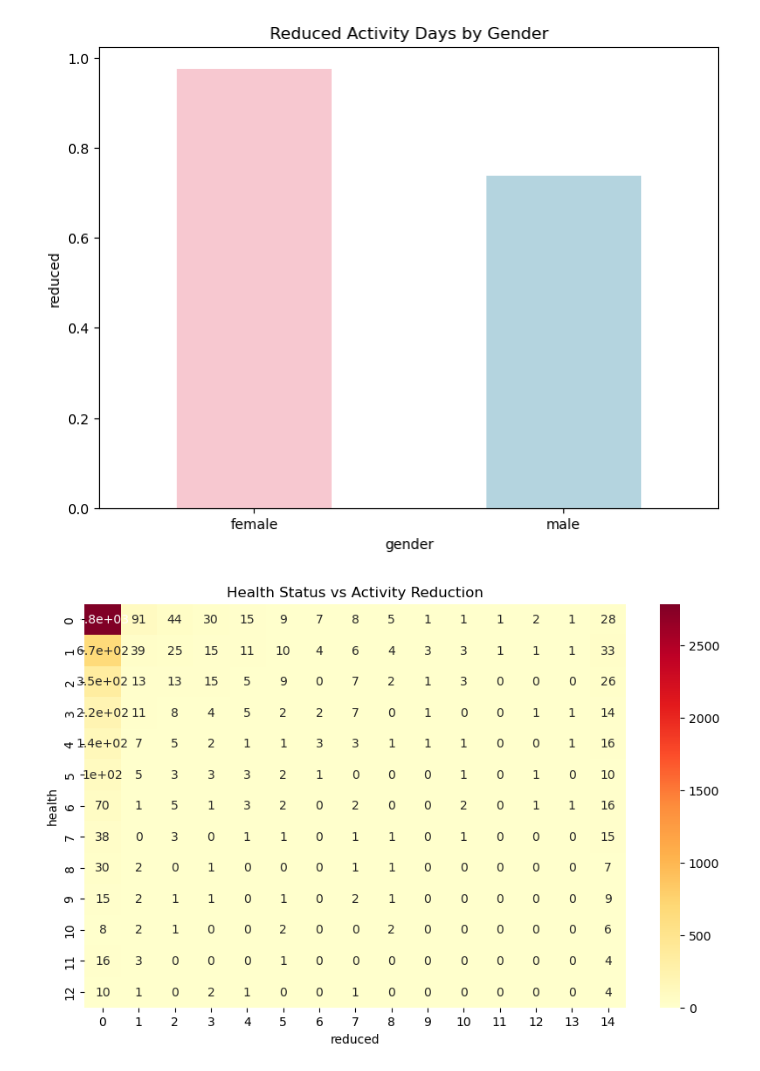
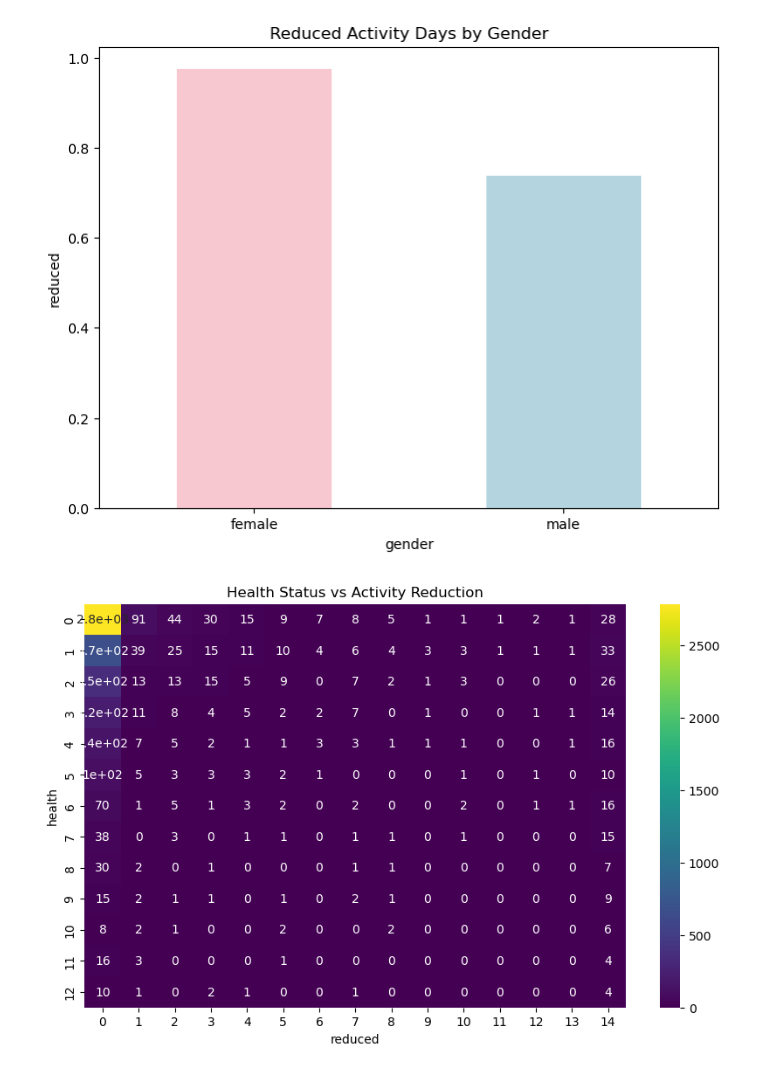
Before and after one commit to reenasharon05/vois, a Jupyter notebook: PROJECTS/main project/doctor_visit_analysis.ipynb, the cells around one changed output. Cells and saved outputs as stored; diff of their text form; code cells hidden in the pictures.

```diff
--- a/PROJECTS/main project/doctor_visit_analysis.ipynb
+++ b/PROJECTS/main project/doctor_visit_analysis.ipynb
@@ -147,9 +185,9 @@ plt.show()
 # %%
 # Health status vs Activity reduction heatmap
 plt.figure(figsize=(10, 6))
 health_reduced = pd.crosstab(df['health'], df['reduced'])
-sns.heatmap(health_reduced, annot=True, cmap='YlOrRd')
+sns.heatmap(health_reduced, annot=True, cmap='viridis')
 plt.title('Health Status vs Activity Reduction')
 plt.show()
 # %% [output]
-[figure, old version]
+[figure, new version]
```
Also changed, not shown: parts of 8 cells of this notebook.
